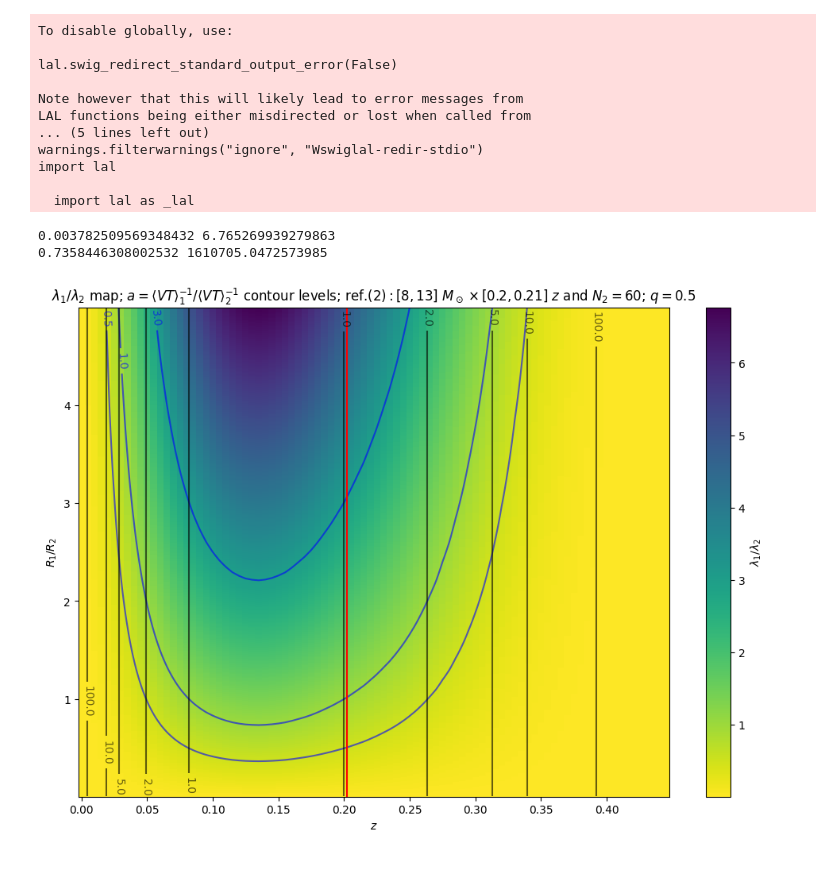
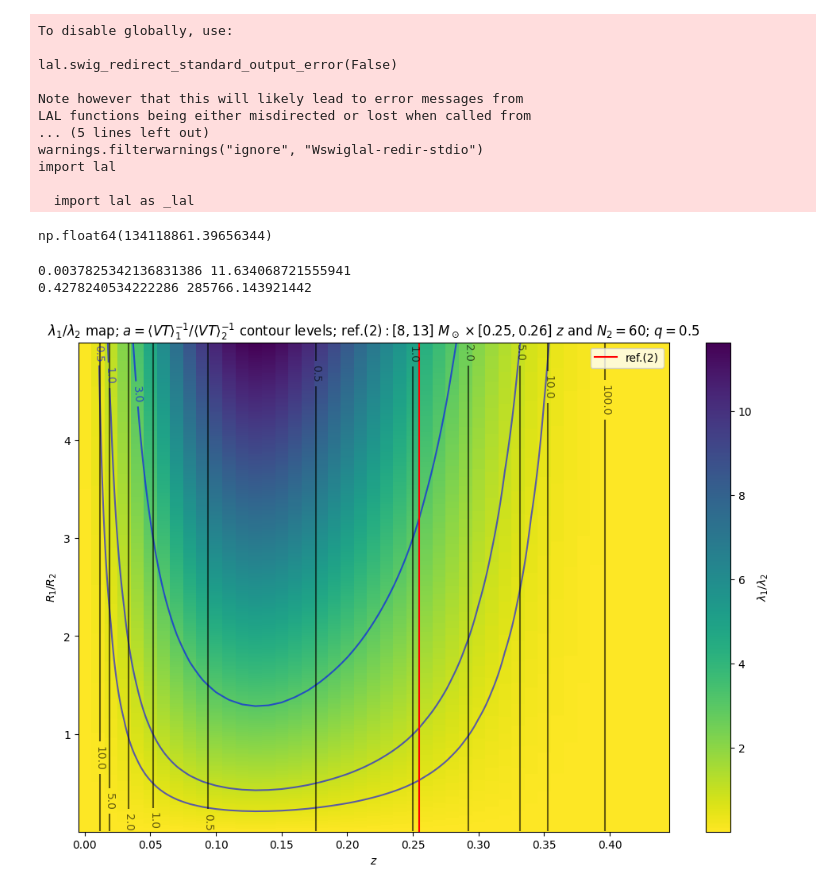
Before and after one commit to F3Solid/master_thesis, a Jupyter notebook: bin_comparison_map_1.ipynb, the cells around one changed output. Cells and saved outputs as stored; diff of their text form; code cells hidden in the pictures.

```diff
--- a/bin_comparison_map_1.ipynb
+++ b/bin_comparison_map_1.ipynb
@@ -25,12 +27,8 @@ import lal
   import lal as _lal
 # %%
 minf, msup = 8, 13
-zw = 0.005 # Width of redshift bins
-zref = 0.2 # Reference redshift (inferior limit of reference redshift bin)
+zw = 0.01 # Width of redshift bins
 q = 0.5 # # q = m2 / m1, with m2 <= m1
-
-bin2_ref = MZQbin(minf, msup, zref, zref + zw, q)
-N2_ref = 60
 
 T_obs = 1
 
@@ -38,7 +36,7 @@ zinf_axis = np.arange(0, 0.45, zw) # Inferior limits of map's redshift bins
 bins_axis = [MZQbin(minf, msup, zinf, zinf + zw, q) for zinf in zinf_axis]
 R1_R2_axis = np.arange(0.01, 5, 0.01)
 
-N1_N2_axis = np.arange(0.01, 10, 0.01)
+N1_N2_axis = np.arange(0.01, 10, 0.02)
 
 cl = 0.95
 # %%
@@ -62,5 +59,12 @@ bin2_ref.VTmc(T_obs)
 if __name__ == '__main__':
     bin_initializer(bins_axis, T_obs)
+# %%
+zref = 0.25 # Reference redshift (inferior limit of reference redshift bin)
+bin2_ref = MZQbin(minf, msup, zref, zref + zw, q)
+N2_ref = 60
+bin2_ref.VTmc(T_obs)
+# %% [output]
+np.float64(134118861.39656344)
 # %%
 alpha_CI_map = alphaBayesCI_map(cl, bin2_ref, R1_R2_axis, bins_axis, N2_ref, T_obs)
 # %%
@@ -85,42 +89,44 @@ for i, _ in enumerate(R1_R2_axis):
 print(np.min(alpha_CI_array[:, :, 1]), np.max(alpha_CI_array[:, :, 1]))
 print(np.min(alpha_a_array), np.max(alpha_a_array))
 # %% [output]
-0.003782509569348432 6.765269939279863
-0.7358446308002532 1610705.0472573985
+0.0037825342136831386 11.634068721555941
+0.4278240534222286 285766.143921442
 # %%
 fig, ax = plt.subplots(figsize=(12, 8))
 
 ax.set_title(r'$\lambda_1 / \lambda_2$ map; $a = \langle VT \rangle_1^{{-1}} / \langle VT \rangle_2^{{-1}}$ contour levels; $\text{{ref.(2)}}: [{0}, {1}]\ M_\odot \times [{2}, {3}]\ z$ and $N_2 = {4}$; $q = {5}$'.format(bin2_ref.minf,
                                                                                                                                                                                                                      bin2_ref.msup,
                                                                                                                                                                                                                      bin2_ref.zinf,
-                                                                                                                                                                                                                     np.format_float_positional(bin2_ref.zsup, 2),
+                                                                                                                                                                                                                     np.format_float_positional(bin2_ref.zsup, 3),
                                                                                                                                                                                                                      N2_ref,
                                                                                                                                                                                                                      q))
 ax.set_xlabel(r'$z$')
 ax.set_ylabel(r'$R_1 / R_2$')
 
-# lambda_1 / lamba_2 color map and few contour levels
+# lambda_1 / lamba_2 color map
 cmap = plt.colormaps['viridis_r']
 im = ax.pcolormesh(zinf_axis, R1_R2_axis, alpha_CI_array[:, :, 1],
                    cmap=cmap)
 fig.colorbar(im, ax=ax, label=r'$\lambda_1 / \lambda_2$')
 
 # N1/N2 Contour levels
 cf = ax.contour(zinf_axis, R1_R2_axis, alpha_CI_array[:, :, 1],
                 levels=[0.5, 1, 3], colors='blue', alpha=0.6)
 ax.clabel(cf)
 
 # a contour levels
 cf = ax.contour(zinf_axis, R1_R2_axis, alpha_a_array,
                 levels=[0.5, 1, 2, 5, 10, 100], colors='black', alpha=0.6)
 ax.clabel(cf)
 
 # Reference line for the reference bin
-ax.axvline((bin2_ref.zinf + bin2_ref.zsup) / 2, color='red')
+ax.axvline((bin2_ref.zinf + bin2_ref.zsup) / 2, color='red', label='ref.(2)')
+
+ax.legend()
 
 plt.show()
 # %% [output]
-[figure, old version]
+[figure, new version]
 # %%
 fig, ax = plt.subplots(figsize=(12, 8))
 
```
Also changed, not shown: parts of 10 cells of this notebook.
